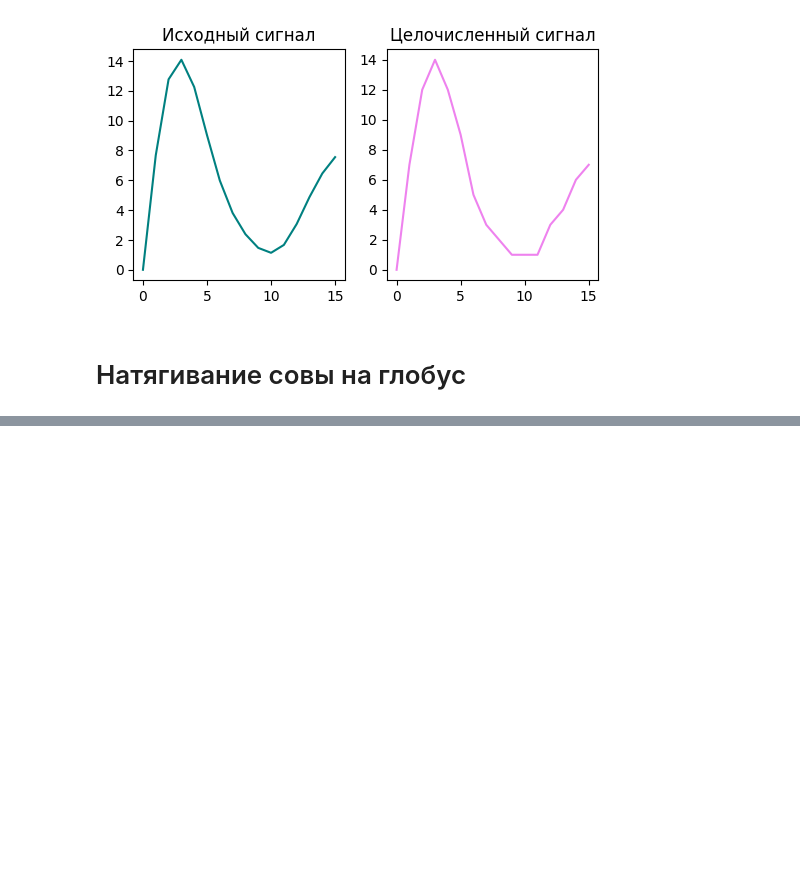
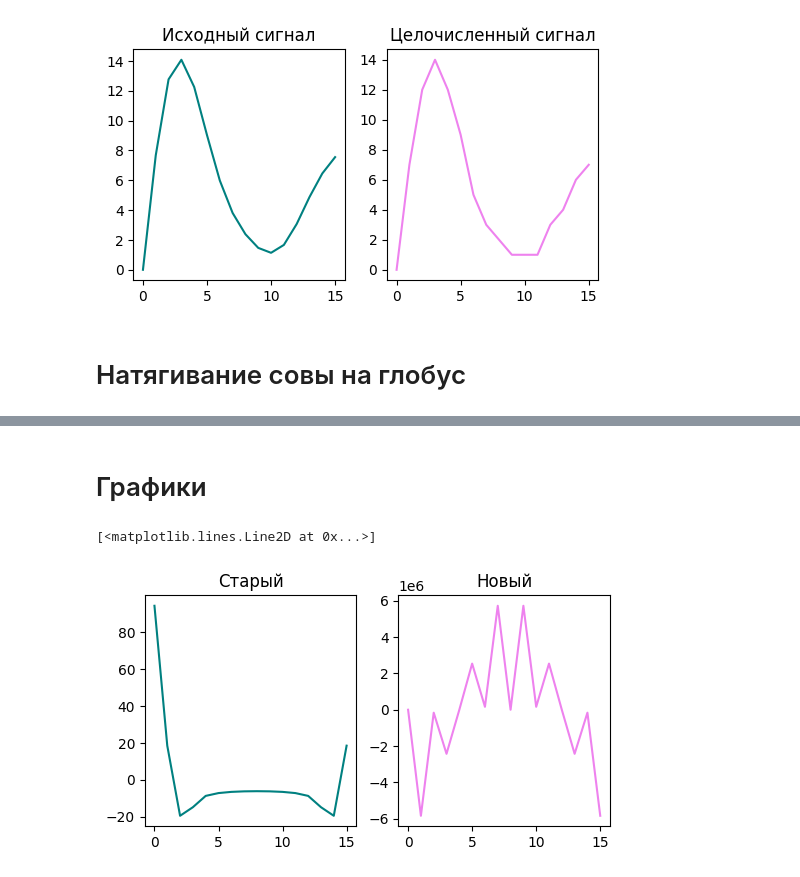
Before and after one commit to Rabogi/signal_labs, a Jupyter notebook: lab2/lab2_2.ipynb, the cells around one changed output, grey strips where cells are left out. Saved outputs shown, nothing was run; the diff lists cells and outputs as text; code cells hidden in the pictures; blank space fills up the shorter version.

```diff
--- a/lab2/lab2_2.ipynb
+++ b/lab2/lab2_2.ipynb
@@ -106,7 +106,7 @@ def BabL(AB,k):
         AB_out[i],AB_out[i+lenH] = Bab(AB[i],AB[i+lenH],Wf(k))
     return AB_out
 
-def BabL_2(AB,k):
+def Babl_2(AB,k):
     AB_out = [0 for i in range(0,len(AB))]
     lenH = len(AB)//2
     for i in range(0,lenH):
@@ -116,0 +169,30 @@ def BabL_2(AB,k):
+# %%
+gen = []
+gen.append(x)
+
+gen.append(Babl_2(gen[0],0))
+
+gen.append([0 for i in gen[1]])
+
+gen[2][:8] = Babl_2(gen[1][0:8],0)
+gen[2][8:] = Babl_2(gen[1][8:],4)
+
+gen.append([0 for i in gen[2]])
+
+gen[3][:4] = Babl_2(gen[2][:4],0)
+gen[3][4:8] = Babl_2(gen[2][4:8],4)
+gen[3][8:12] = Babl_2(gen[2][8:12],2)
+gen[3][12:] = Babl_2(gen[2][12:],6)
+
+gen.append([0 for i in gen[3]])
+
+gen[4][:2] = Babl_2(gen[3][:2],0)
+gen[4][2:4] = Babl_2(gen[3][2:4],4)
+gen[4][4:6] = Babl_2(gen[3][4:6],2)
+gen[4][6:8] = Babl_2(gen[3][6:8],6)
+gen[4][8:10] = Babl_2(gen[3][8:10],1)
+gen[4][10:12] = Babl_2(gen[3][10:12],5)
+gen[4][12:14] = Babl_2(gen[3][12:14],3)
+gen[4][14:] = Babl_2(gen[3][14:],7)
+
+ts = [gen[4][0],gen[4][8],gen[4][4],gen[4][12],gen[4][2],gen[4][10],gen[4][6],gen[4][14],gen[4][1],gen[4][9],gen[4][5],gen[4][13],gen[4][3],gen[4][11],gen[4][7],gen[4][15]]
@@ -116,0 +217,13 @@ def BabL_2(AB,k):
+# %% [markdown]
+# Графики
+# %%
+fig, axs = plt.subplots(ncols=2,nrows=1,figsize=(6, 3))
+
+axs[0].set_title("Старый")
+axs[0].plot(samples, ts_old, 'teal')
+
+axs[1].set_title("Новый")
+axs[1].plot(samples, ts, 'violet')
+# %% [output]
+[<matplotlib.lines.Line2D at 0x...>]
+[figure, added]
```
Also changed, not shown: parts of 6 cells of this notebook.
